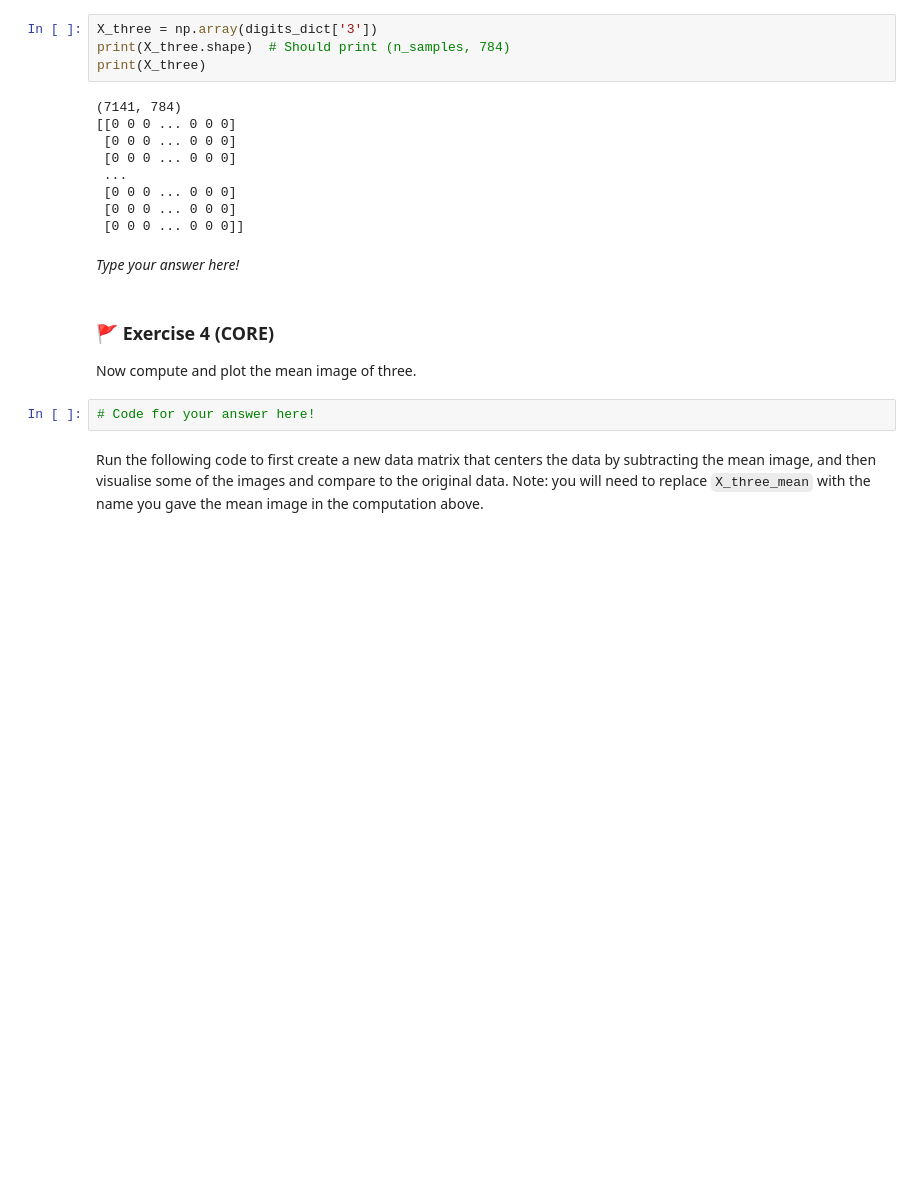
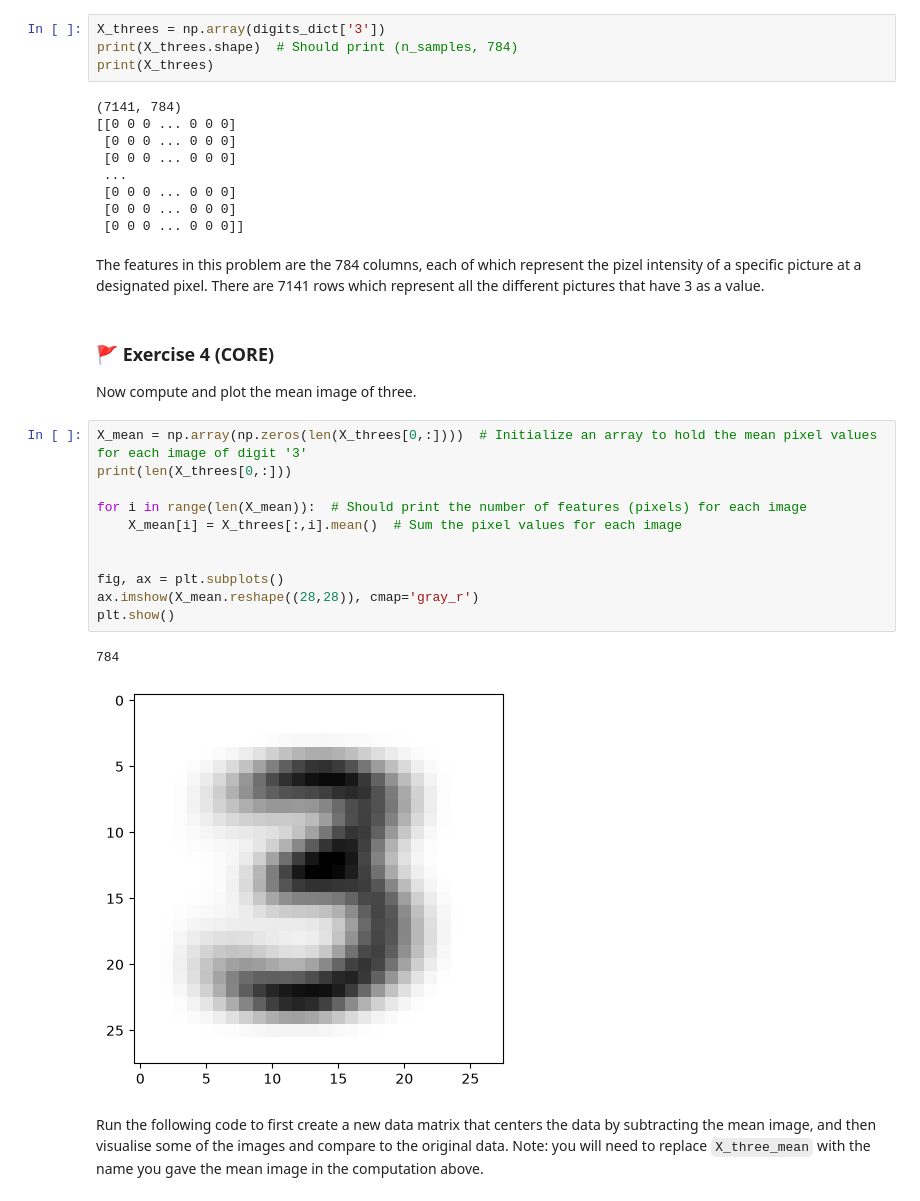
Before and after one commit to thomasvsinclair/ml-workshops, a Jupyter notebook: WS2/mlp_week02.ipynb, the cells around one changed output. Cells and saved outputs as stored; diff of their text form; blank space fills up the shorter version.

```diff
--- a/WS2/mlp_week02.ipynb
+++ b/WS2/mlp_week02.ipynb
@@ -158,9 +160,9 @@ Now focus on the 3s only and create a data matrix called `X_threes`. Define also
 
 What are the features in this problem? How many features and data points are there?
 # %%
-X_three = np.array(digits_dict['3'])
-print(X_three.shape)  # Should print (n_samples, 784)
-print(X_three)
+X_threes = np.array(digits_dict['3'])
+print(X_threes.shape)  # Should print (n_samples, 784)
+print(X_threes)
 # %% [output]
 (7141, 784)
 [[0 0 0 ... 0 0 0]
@@ -170,14 +172,26 @@ print(X_three)
  [0 0 0 ... 0 0 0]
  [0 0 0 ... 0 0 0]
  [0 0 0 ... 0 0 0]]
-# %% [markdown]
-_Type your answer here!_
+# %% [markdown]
+The features in this problem are the 784 columns, each of which represent the pizel intensity of a specific picture at a designated pixel. There are 7141 rows which represent all the different pictures that have 3 as a value.
 # %% [markdown]
 ### 🚩 Exercise 4 (CORE)
 
 Now compute and plot the mean image of three.
-# %%
-# Code for your answer here!
+# %%
+X_mean = np.array(np.zeros(len(X_threes[0,:])))  # Initialize an array to hold the mean pixel values for each image of digit '3'
+print(len(X_threes[0,:]))
+
+for i in range(len(X_mean)):  # Should print the number of features (pixels) for each image
+    X_mean[i] = X_threes[:,i].mean()  # Sum the pixel values for each image
+
+
+fig, ax = plt.subplots()
+ax.imshow(X_mean.reshape((28,28)), cmap='gray_r')
+plt.show()
+# %% [output]
+784
+[figure, added]
 # %% [markdown]
 Run the following code to first create a new data matrix that centers the data by subtracting the mean image, and then visualise some of the images and compare to the original data. Note: you will need to replace `X_three_mean` with the name you gave the mean image in the computation above.
 # %%
```
Also changed, not shown: parts of 13 cells of this notebook.
